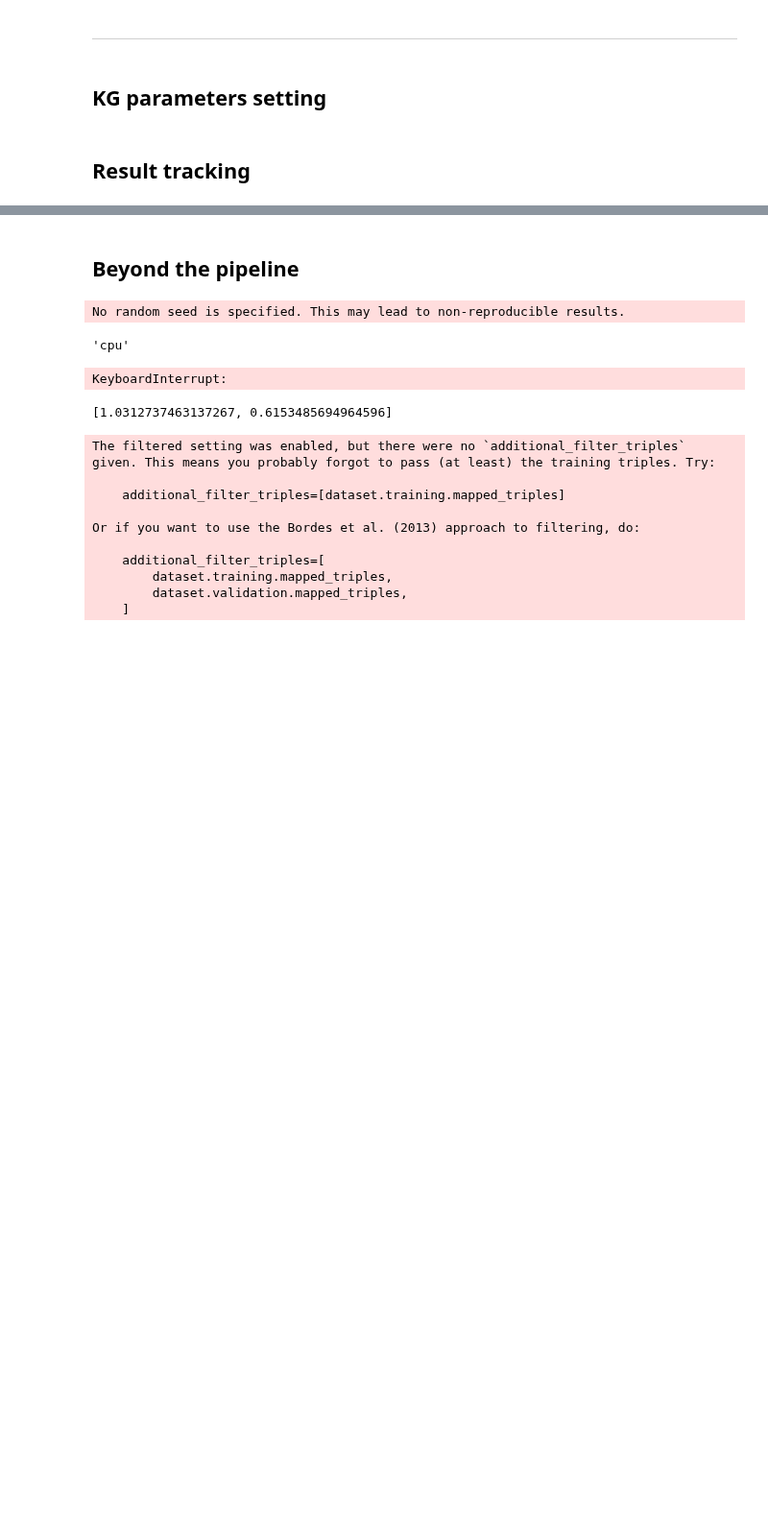
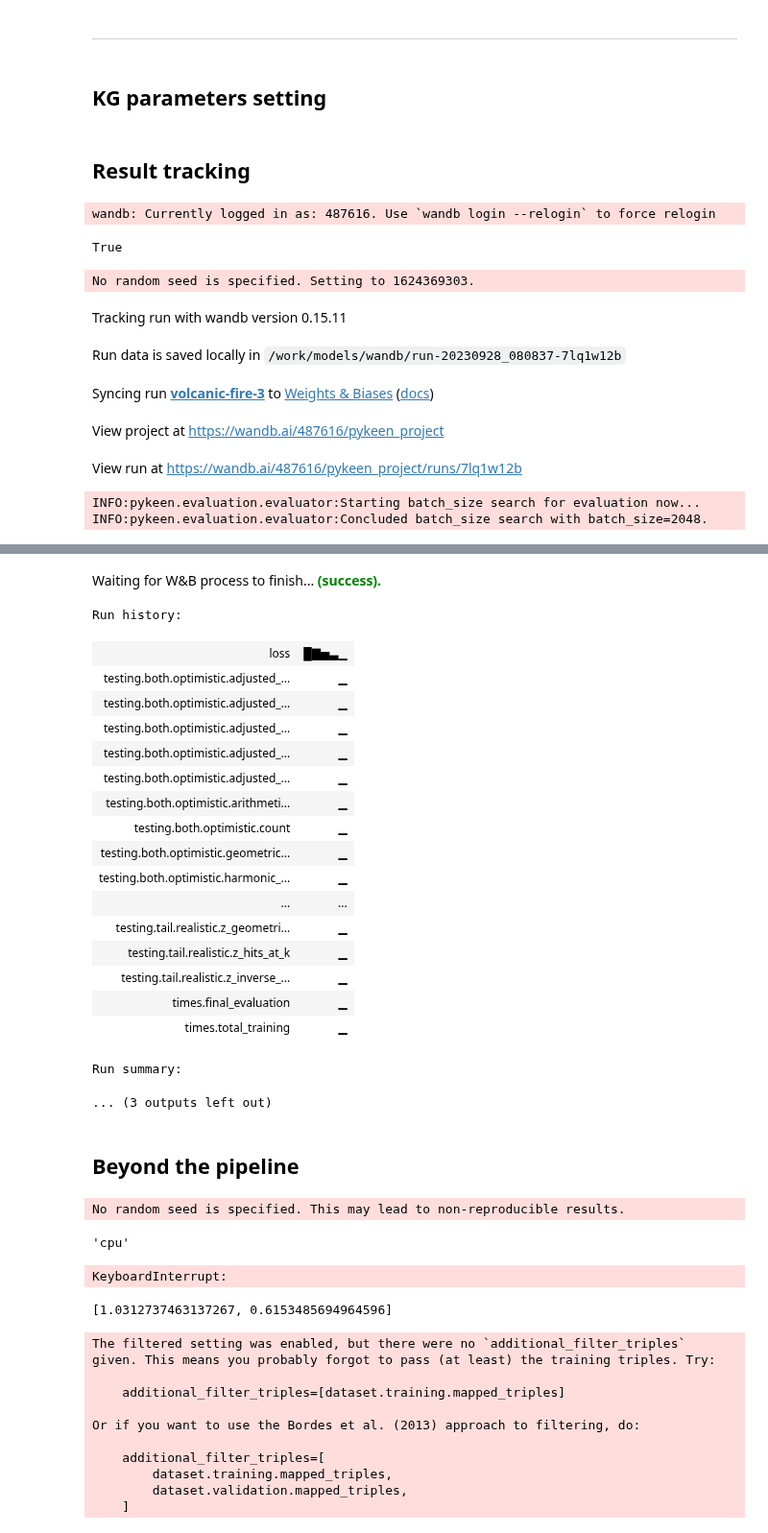
Before and after one commit to marketakrenkova/drug-interaction-prediction, a Jupyter notebook: models/test-kg.ipynb, the cells around one changed output, grey strips where cells are left out. Shown at 96% size. Saved outputs shown, nothing was run; the diff lists cells and outputs as text; code cells hidden in the pictures; blank space fills up the shorter version.

Commit message:
adding wandb tracking

```diff
--- a/models/test-kg.ipynb
+++ b/models/test-kg.ipynb
@@ -511,0 +506,29 @@ pipeline_result = pipeline(
+# %%
+import wandb
+import os
+
+os.environ["WANDB_API_KEY"] = "a0dcca4cf18920b5c23ec09023f46ffa76caad5b"
+wandb.login()
+# %% [output]
+wandb: Currently logged in as: 487616. Use `wandb login --relogin` to force relogin
+True
+# %%
+from pykeen.pipeline import pipeline
+
+pipeline_result = pipeline(
+    model='RotatE',
+    dataset='Kinships',
+    result_tracker='wandb',
+    result_tracker_kwargs=dict(
+        project='pykeen_project',
+    ),
+)
+# %% [output]
+No random seed is specified. Setting to 1624369303.
+Tracking run with wandb version 0.15.11
+Run data is saved locally in /work/models/wandb/run-20230928_080837-7lq1w12b
+Syncing run volcanic-fire-3 to Weights & Biases (docs)
+View project at https://wandb.ai/487616/pykeen_project
+View run at https://wandb.ai/487616/pykeen_project/runs/7lq1w12b
+INFO:pykeen.evaluation.evaluator:Starting batch_size search for evaluation now...
+INFO:pykeen.evaluation.evaluator:Concluded batch_size search with batch_size=2048.
@@ -512,3 +536,23 @@ pipeline_result = pipeline(
+Waiting for W&B process to finish... (success).
+Run history:
+| loss | █▇▅▃▁ |
+| testing.both.optimistic.adjusted_... | ▁ |
+| testing.both.optimistic.adjusted_... | ▁ |
+| testing.both.optimistic.adjusted_... | ▁ |
+| testing.both.optimistic.adjusted_... | ▁ |
+| testing.both.optimistic.adjusted_... | ▁ |
+| testing.both.optimistic.arithmeti... | ▁ |
+| testing.both.optimistic.count | ▁ |
+| testing.both.optimistic.geometric... | ▁ |
+| testing.both.optimistic.harmonic_... | ▁ |
+| ... | ... |
+| testing.tail.realistic.z_geometri... | ▁ |
+| testing.tail.realistic.z_hits_at_k | ▁ |
+| testing.tail.realistic.z_inverse_... | ▁ |
+| times.final_evaluation | ▁ |
+| times.total_training | ▁ |
+Run summary:
+... (3 outputs left out)
 # %% [markdown]
 ## Beyond the pipeline
 # %%
```
Also changed, not shown: parts of 7 cells of this notebook, 2 other files.
